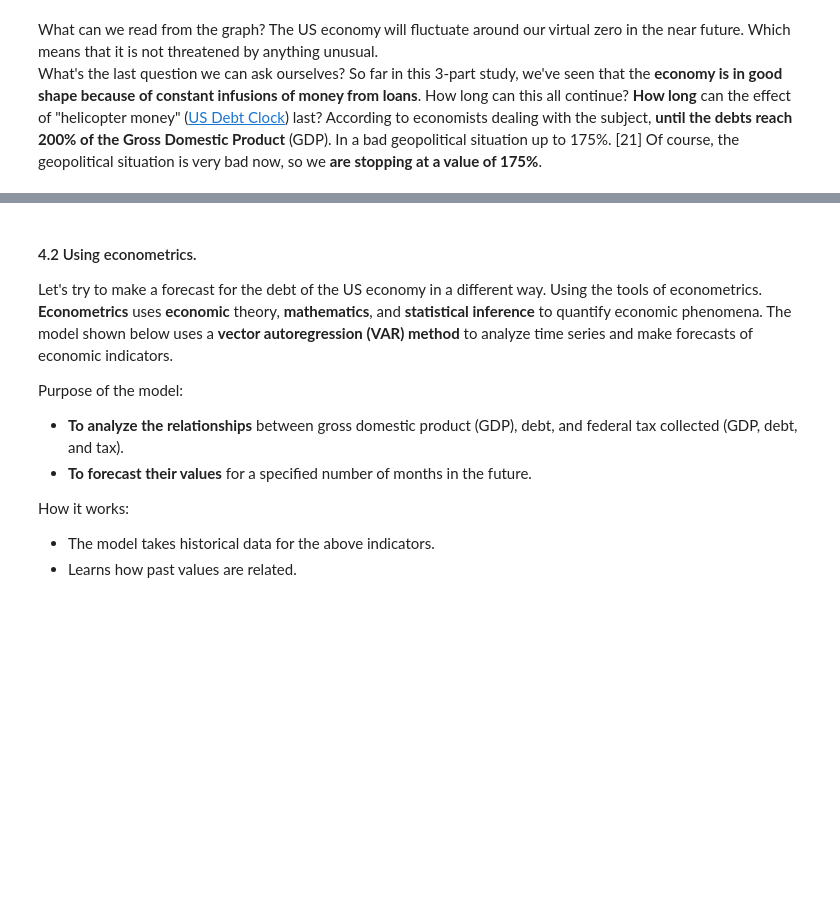
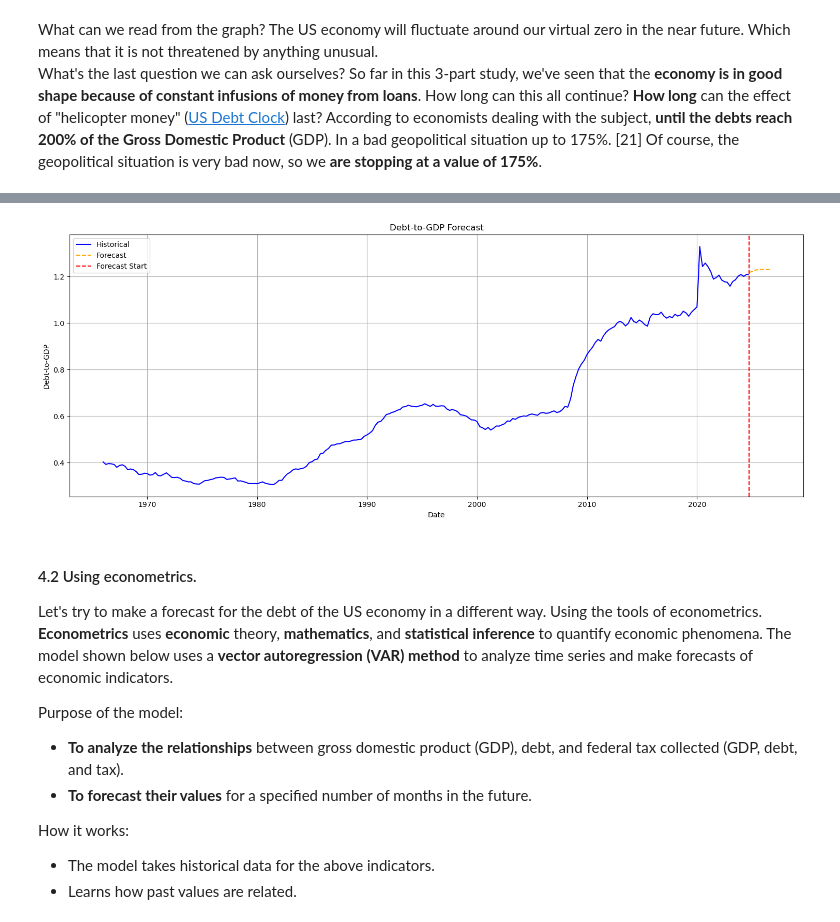
Before and after one commit to Engineer194/Analysis-of-the-US-Economy---Part-3, a Jupyter notebook: Analysis of the US Economy - Part 3.ipynb, the cells around one changed output, grey strips where cells are left out. Saved outputs shown, nothing was run; the diff lists cells and outputs as text; code cells hidden in the pictures; blank space fills up the shorter version.

```diff
--- a/Analysis of the US Economy - Part 3.ipynb
+++ b/Analysis of the US Economy - Part 3.ipynb
@@ -1658,3 +1626,70 @@ Debt will not reach 150% of GDP in the specified period.
+# %%
+def forecast_future(predictor, data, steps=60):
+    """
+    Forecast future values for the target variable.
+
+    Args:
+        predictor: Trained EconomicHealthPredictor object.
+        data: DataFrame containing the historical data.
+        steps: Number of months to forecast into the future.
+
+    Returns:
+        DataFrame with historical and forecasted values.
+    """
+    features = ['gdp', 'tax', 'fedfunds', 'cpi', 'debt', 'tb', 'fgexpnd']
+    last_inputs = data[features].iloc[-predictor.lookback:].values
+    last_inputs_scaled = predictor.scaler_X.transform(last_inputs)
+
+    future_predictions = []
+    for _ in range(steps):
+        input_seq = last_inputs_scaled[-predictor.lookback:].reshape(1, predictor.lookback, -1)
+        next_pred_scaled = predictor.model.predict(input_seq, verbose=0)[0, 0]
+        next_pred = predictor.scaler_y.inverse_transform([[next_pred_scaled]])[0, 0]
+        future_predictions.append(next_pred)
+
+        # Update input sequence with the new prediction
+        new_input = last_inputs_scaled[-1].copy()
+        new_input[-1] = next_pred_scaled  # Update 'debt_per_gdp' equivalent
+        last_inputs_scaled = np.vstack([last_inputs_scaled, new_input])
+
+    future_dates = [data.index[-1] + timedelta(days=30 * (i + 1)) for i in range(steps)]
+    future_df = pd.DataFrame({'date': future_dates, 'forecast': future_predictions})
+    return future_df
+
+# Forecast future values
+steps_to_forecast = 24
+forecast_df = forecast_future(predictor, data, steps=steps_to_forecast)
+
+# Combine historical and forecasted data
+historical_data = data[['debt_per_gdp']].reset_index()
+historical_data.columns = ['date', 'actual']
+combined_df = pd.concat([
+    historical_data,
+    forecast_df.rename(columns={'forecast': 'actual'})
+])
+
+# Visualize the forecast with a dotted orange line for predictions
+plt.figure(figsize=(15, 6))
+
+# Plot historical actual values
+plt.plot(historical_data['date'], historical_data['actual'], label='Historical', color='blue')
+
+# Plot forecasted values with dotted orange line
+plt.plot(forecast_df['date'], forecast_df['forecast'], linestyle='--', color='orange', label='Forecast')
+
+# Add a vertical line to separate historical and forecast data
+plt.axvline(x=pd.Timestamp('2024-10-01'), color='red', linestyle='--', label='Forecast Start')
+
+# Customize the plot
+plt.title('Debt-to-GDP Forecast')
+plt.xlabel('Date')
+plt.ylabel('Debt-to-GDP')
+plt.legend()
+plt.grid(True)
+plt.tight_layout()
+plt.show()
+# %% [output]
+[figure, added]
 # %% [markdown]
 #### 4.2 Using econometrics.
 
```
Also changed, not shown: parts of 5 cells of this notebook.
